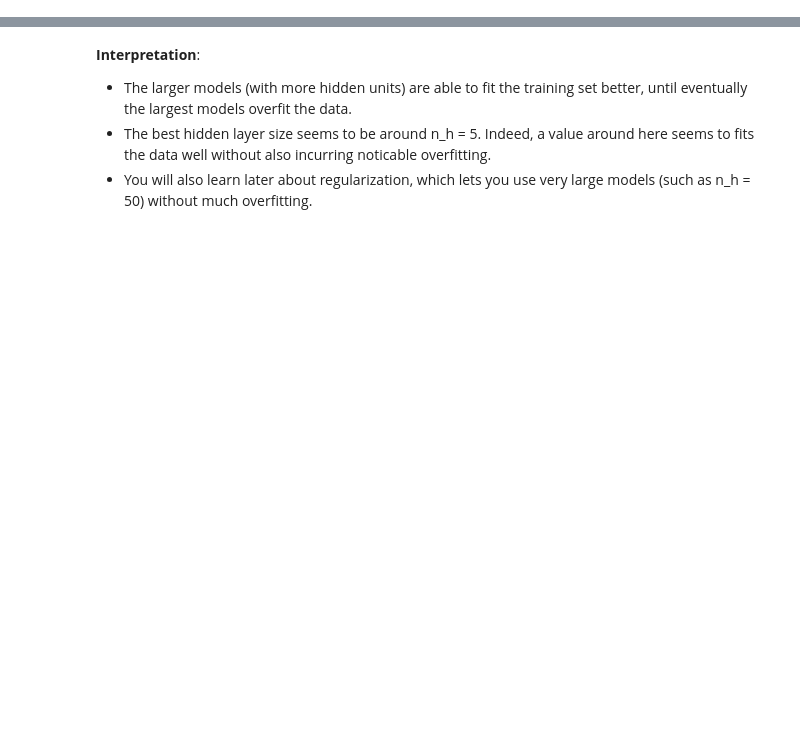
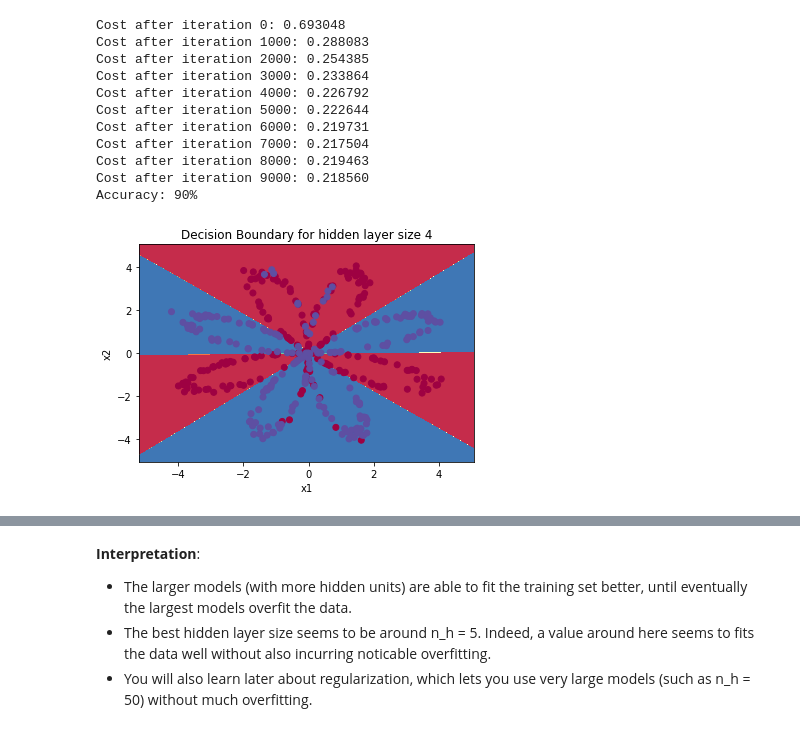
Before and after one commit to yangdong07/coursera-deeplearning-ai, a Jupyter notebook: C1 Neural Networks and Deep Learning/W3 Planar data classification with one hidden layer/notes.ipynb, the cells around one changed output, grey strips where cells are left out. Drawn from its saved outputs; the diff is of its cells as text; code cells hidden in the pictures; blank space fills up the shorter version.

```diff
--- a/C1 Neural Networks and Deep Learning/W3 Planar data classification with one hidden layer/notes.ipynb
+++ b/C1 Neural Networks and Deep Learning/W3 Planar data classification with one hidden layer/notes.ipynb
@@ -850,0 +59,16 @@ for i, n_h in enumerate(hidden_layer_sizes):
+# %%
+def plot_decision_boundary(model, X, y):
+    # Set min and max values and give it some padding
+    x_min, x_max = X[0, :].min() - 1, X[0, :].max() + 1
+    y_min, y_max = X[1, :].min() - 1, X[1, :].max() + 1
+    h = 0.01
+    # Generate a grid of points with distance h between them
+    xx, yy = np.meshgrid(np.arange(x_min, x_max, h), np.arange(y_min, y_max, h))
+    # Predict the function value for the whole grid
+    Z = model(np.c_[xx.ravel(), yy.ravel()])
+    Z = Z.reshape(xx.shape)
+    # Plot the contour and training examples
+    plt.contourf(xx, yy, Z, cmap=plt.cm.Spectral)
+    plt.ylabel('x2')
+    plt.xlabel('x1')
+    plt.scatter(X[0, :], X[1, :], c=y, cmap=plt.cm.Spectral)
@@ -850,0 +165,41 @@ for i, n_h in enumerate(hidden_layer_sizes):
+# %%
+
+def train_nn_model(X, Y, n_h, num_iterations = 10000, print_cost=False):
+    np.random.seed(3)
+    n_x = X.shape[0]
+    n_y = Y.shape[0]
+
+    nn_model = NN_model(n_x, n_h, n_y)
+
+    for i in range(0, num_iterations):
+        cost = nn_model.optimize(X, Y, learning_rate=1.2)
+
+        # Print the cost every 1000 iterations
+        if print_cost and i % 1000 == 0:
+            print ("Cost after iteration %i: %f" %(i, cost))
+    return nn_model
+# %%
+# Build a model with a n_h-dimensional hidden layer
+model = train_nn_model(X, Y, n_h = 4, num_iterations = 10000, print_cost=True)
+
+# Plot the decision boundary
+plot_decision_boundary(lambda x: model.predict(x.T), X, Y)
+plt.title("Decision Boundary for hidden layer size " + str(4))
+
+
+predictions = model.predict(X)
+
+print ('Accuracy: %d' % float((np.dot(Y,predictions.T) + np.dot(1-Y,1-predictions.T))/float(Y.size)*100) + '%')
+# %% [output]
+Cost after iteration 0: 0.693048
+Cost after iteration 1000: 0.288083
+Cost after iteration 2000: 0.254385
+Cost after iteration 3000: 0.233864
+Cost after iteration 4000: 0.226792
+Cost after iteration 5000: 0.222644
+Cost after iteration 6000: 0.219731
+Cost after iteration 7000: 0.217504
+Cost after iteration 8000: 0.219463
+Cost after iteration 9000: 0.218560
+Accuracy: 90%
+[figure, added]
```
Also changed, not shown: parts of 75 cells of this notebook.
